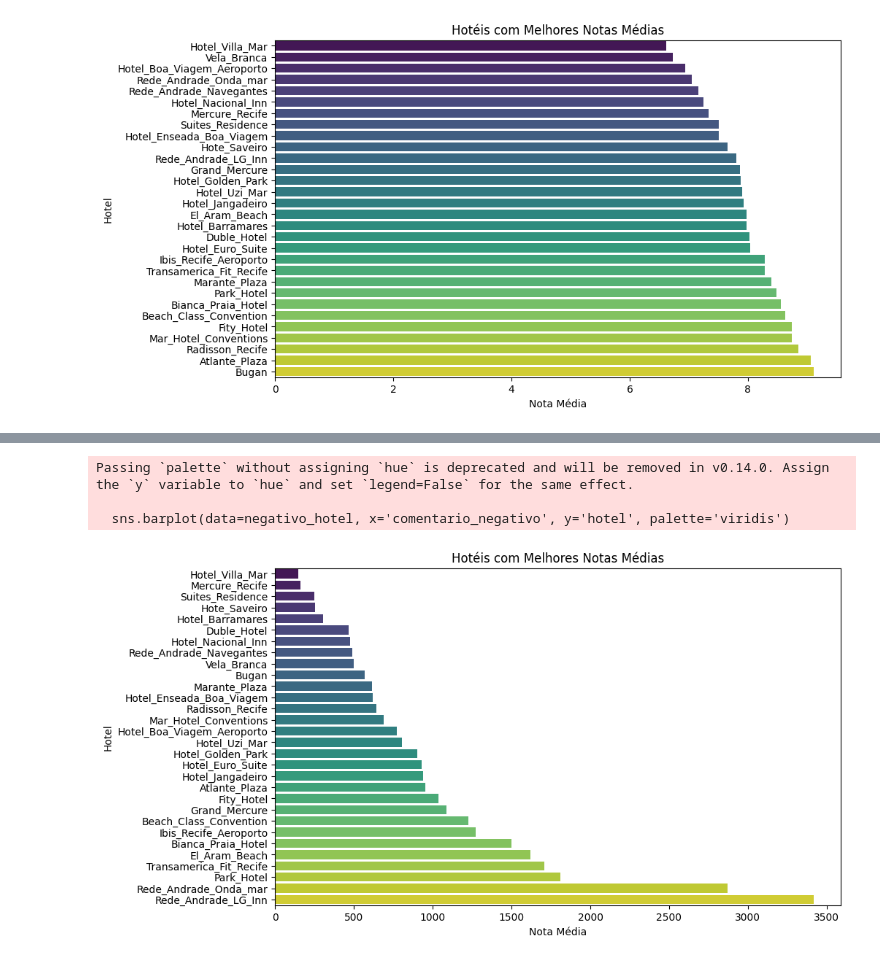
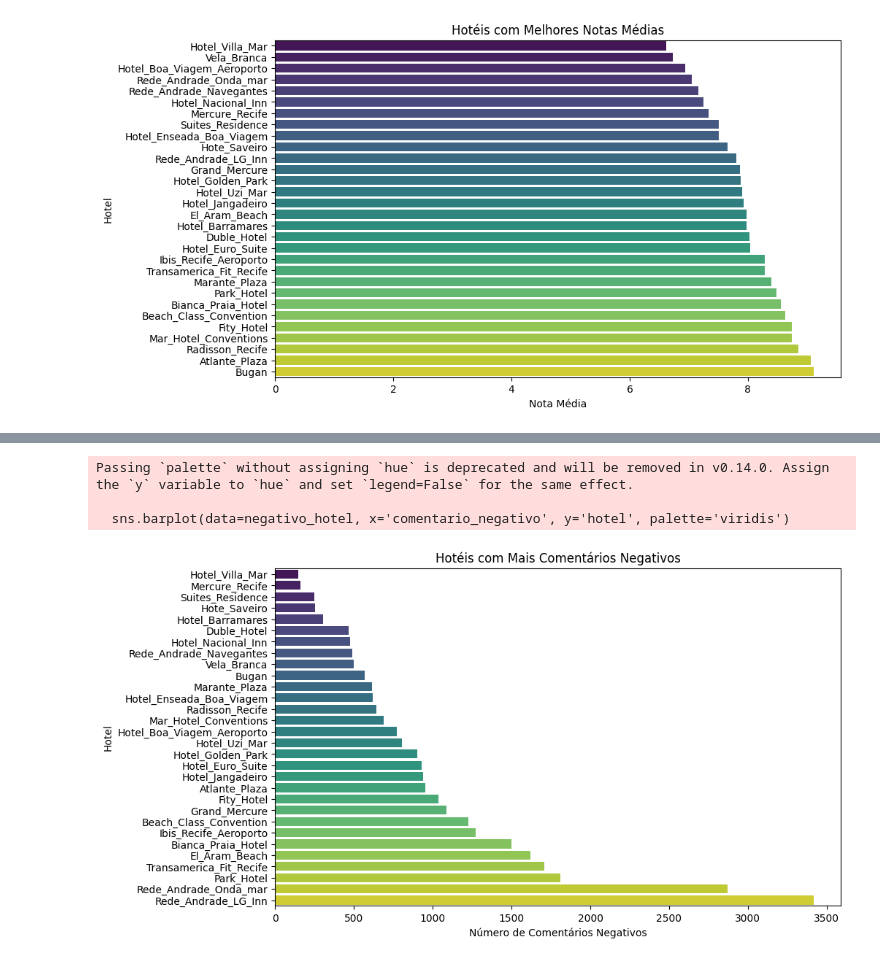
Before and after one commit to vicent777/tcc, a Jupyter notebook: espacializacao_hoteis/Analise_exploratoria.ipynb, the cells around one changed output, grey strips where cells are left out. Cells and saved outputs as stored; diff of their text form; code cells hidden in the pictures.

```diff
--- a/espacializacao_hoteis/Analise_exploratoria.ipynb
+++ b/espacializacao_hoteis/Analise_exploratoria.ipynb
@@ -75,14 +76,14 @@ Passing `palette` without assigning `hue` is deprecated and will be removed in v
 # %%
 negativo_hotel = data.groupby('hotel')['comentario_negativo'].count().sort_values().reset_index()
 
 plt.figure(figsize=(10,6))
 sns.barplot(data=negativo_hotel, x='comentario_negativo', y='hotel', palette='viridis')
-plt.title('Hotéis com Melhores Notas Médias')
-plt.xlabel('Nota Média')
+plt.title('Hotéis com Mais Comentários Negativos')
+plt.xlabel('Número de Comentários Negativos')
 plt.ylabel('Hotel')
 plt.show()
 # %% [output]
 Passing `palette` without assigning `hue` is deprecated and will be removed in v0.14.0. Assign the `y` variable to `hue` and set `legend=False` for the same effect.
 
   sns.barplot(data=negativo_hotel, x='comentario_negativo', y='hotel', palette='viridis')
-[figure, old version]
+[figure, new version]
```
Also changed, not shown: parts of 8 cells of this notebook, 1 other file.
